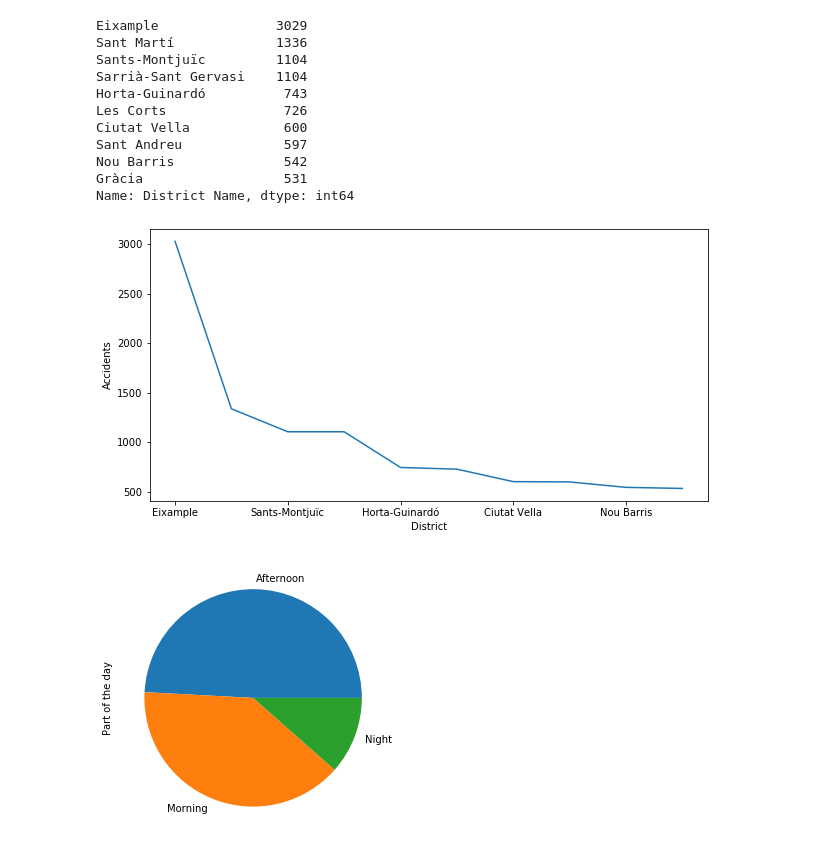
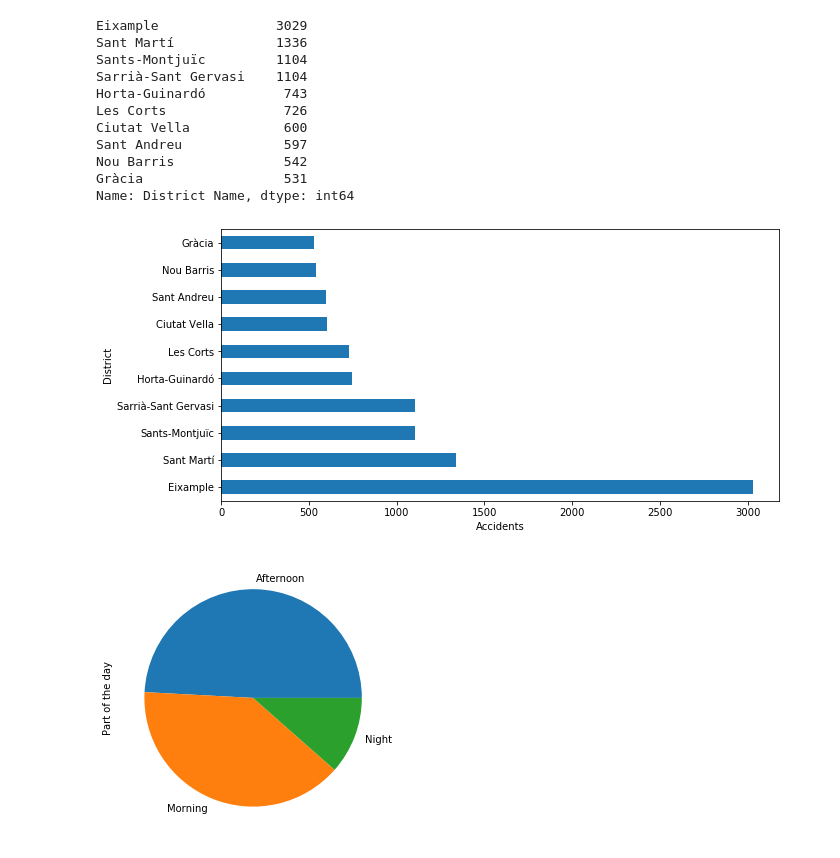
Before and after one commit to JosepBC/Barcelona-visualization, a Jupyter notebook: barcelona.ipynb, the cells around one changed output. Saved outputs shown, nothing was run; the diff lists cells and outputs as text; code cells hidden in the pictures.

Commit message:
Changed simple plots

```diff
--- a/barcelona.ipynb
+++ b/barcelona.ipynb
@@ -93,11 +93,11 @@ Nou Barris              542
 Gràcia                  531
 Name: District Name, dtype: int64
 # %%
-ax = district.plot(kind='line', figsize=(10, 5))
-ax.set_xlabel('District')
-ax.set_ylabel('Accidents')
+ax = district.plot(kind='barh', figsize=(10, 5))
+ax.set_xlabel('Accidents')
+ax.set_ylabel('District')
 plt.show()
 # %% [output]
-[figure, old version]
+[figure, new version]
 # %%
 ax = accidentsDf["Part of the day"].value_counts().plot(kind="pie", figsize=(10, 5))
```
Also changed, not shown: parts of 5 cells of this notebook.
